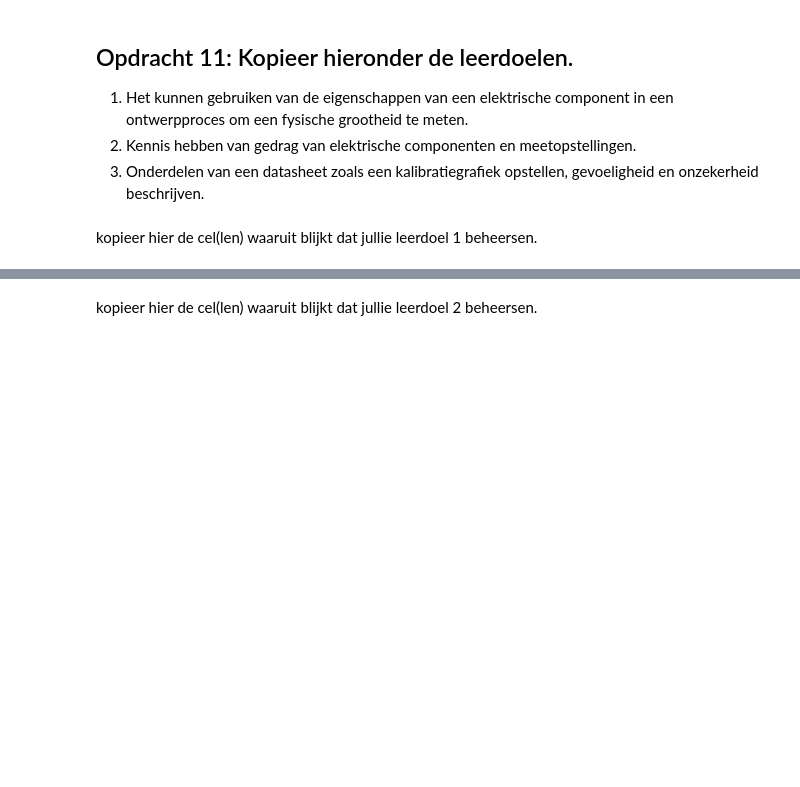
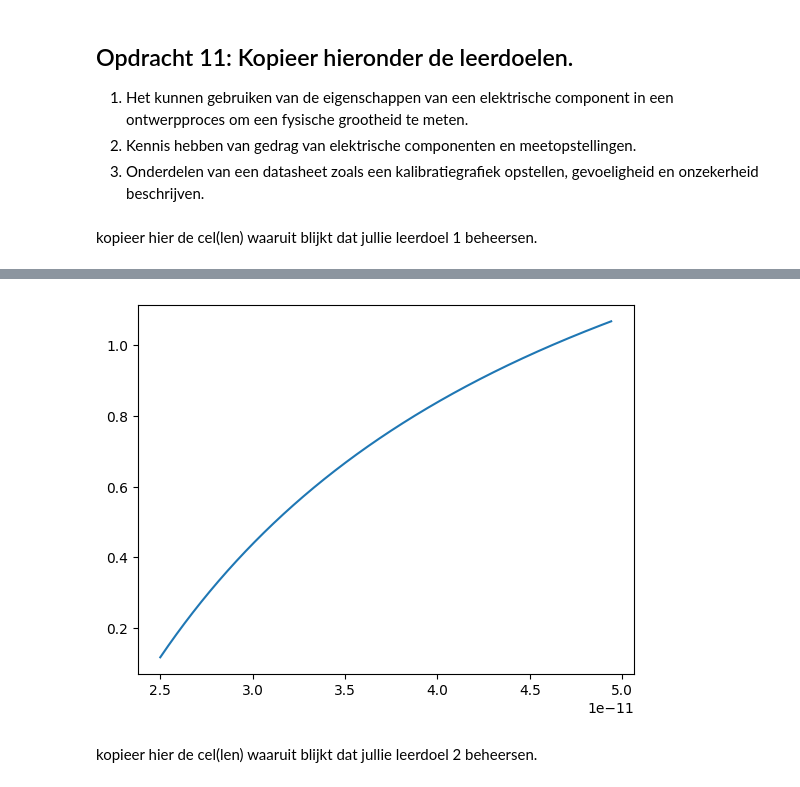
Before and after one commit to sirk3210/porkrepo, a Jupyter notebook: FysiekeOntwerpopdrachten/2OntwerpEenSensorCondensator/DEFOntwerpopdracht2OntwerpEenSensorInvulTemplate.ipynb, the cells around one changed output, grey strips where cells are left out. Drawn from its saved outputs; the diff is of its cells as text; code cells hidden in the pictures; blank space fills up the shorter version.

```diff
--- a/FysiekeOntwerpopdrachten/2OntwerpEenSensorCondensator/DEFOntwerpopdracht2OntwerpEenSensorInvulTemplate.ipynb
+++ b/FysiekeOntwerpopdrachten/2OntwerpEenSensorCondensator/DEFOntwerpopdracht2OntwerpEenSensorInvulTemplate.ipynb
@@ -127,2 +208,45 @@ kopieer hier de cel(len) waaruit blijkt dat jullie leerdoel 1 beheersen.
+# %%
+# Plot hier de verwachte ontwerpgrafiek van jullie sensoren.
+
+
+# Plot hier de verwachte ontwerpgrafiek van jullie sensoren.
+import numpy as np
+import matplotlib.pyplot as plt
+from scipy.optimize import curve_fit
+
+
+epsilon0 = 8.854e-12
+
+epsilon_L = epsilon0*1.00056
+
+A = (0.1)**2
+
+epsilon_func = epsilon0*2.66
+
+# Aannames:
+# In deze benadering nemen wij aan dat de verandering in permittiviteit verwaarloosbaar is
+# Wij schatten dat de relatieve permittivitei 2.66 is
+# Wij nemen aan dat de draden geen weerstand hebben en dat er geen elektrische en/of magnetische velden van buitenaf komen.
+
+
+def d(C):
+    d = epsilon_func*A/C
+    return d
+
+# def d_a
+
+
+
+xtest1 = np.linspace(min(x),max(x),1000)
+
+
+def func(x,k):
+    return k/9.81*(0.01-epsilon_func*A/x)
+
+plt.figure()
+plt.plot(xtest1,func(xtest1,2000))
+plt.show()
+# %% [output]
+[figure, added]
 # %% [markdown]
 kopieer hier de cel(len) waaruit blijkt dat jullie leerdoel 2 beheersen.
```
Also changed, not shown: parts of 26 cells of this notebook, 13 other files.
